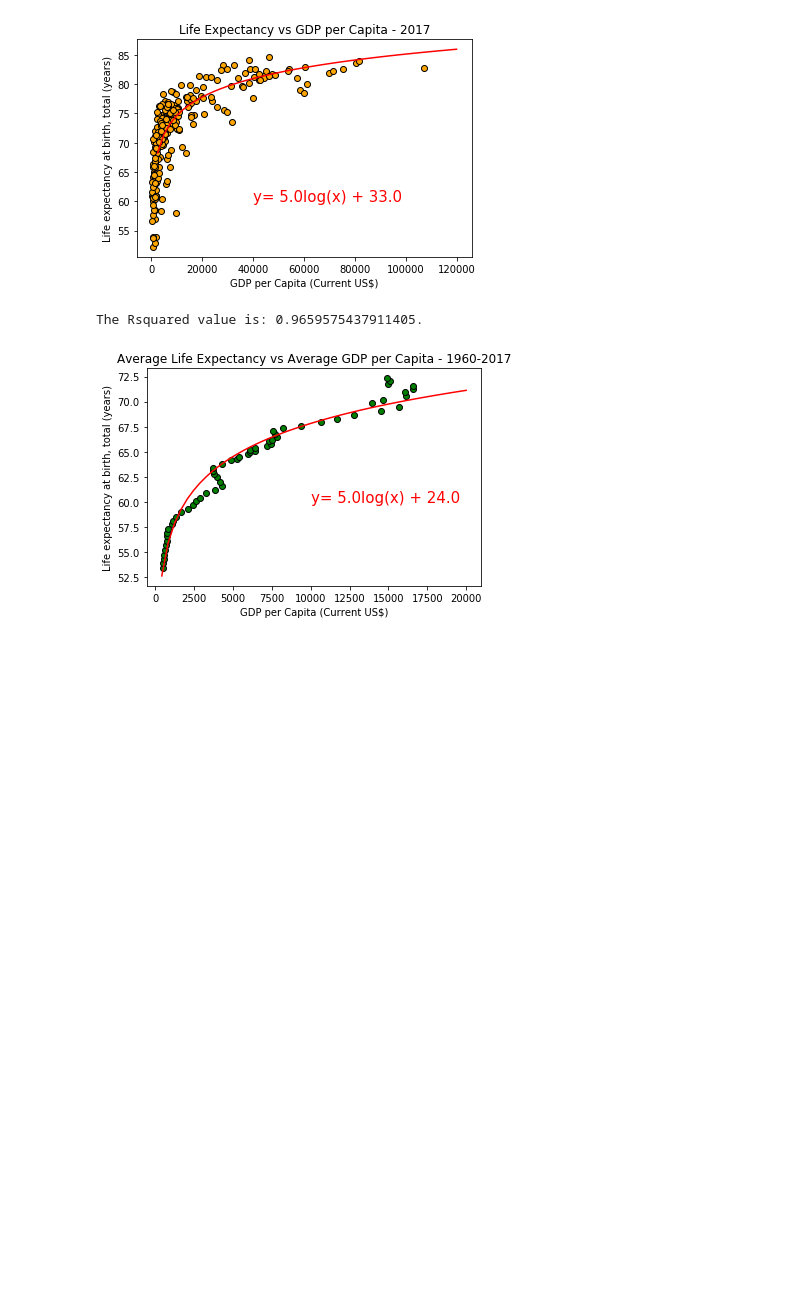
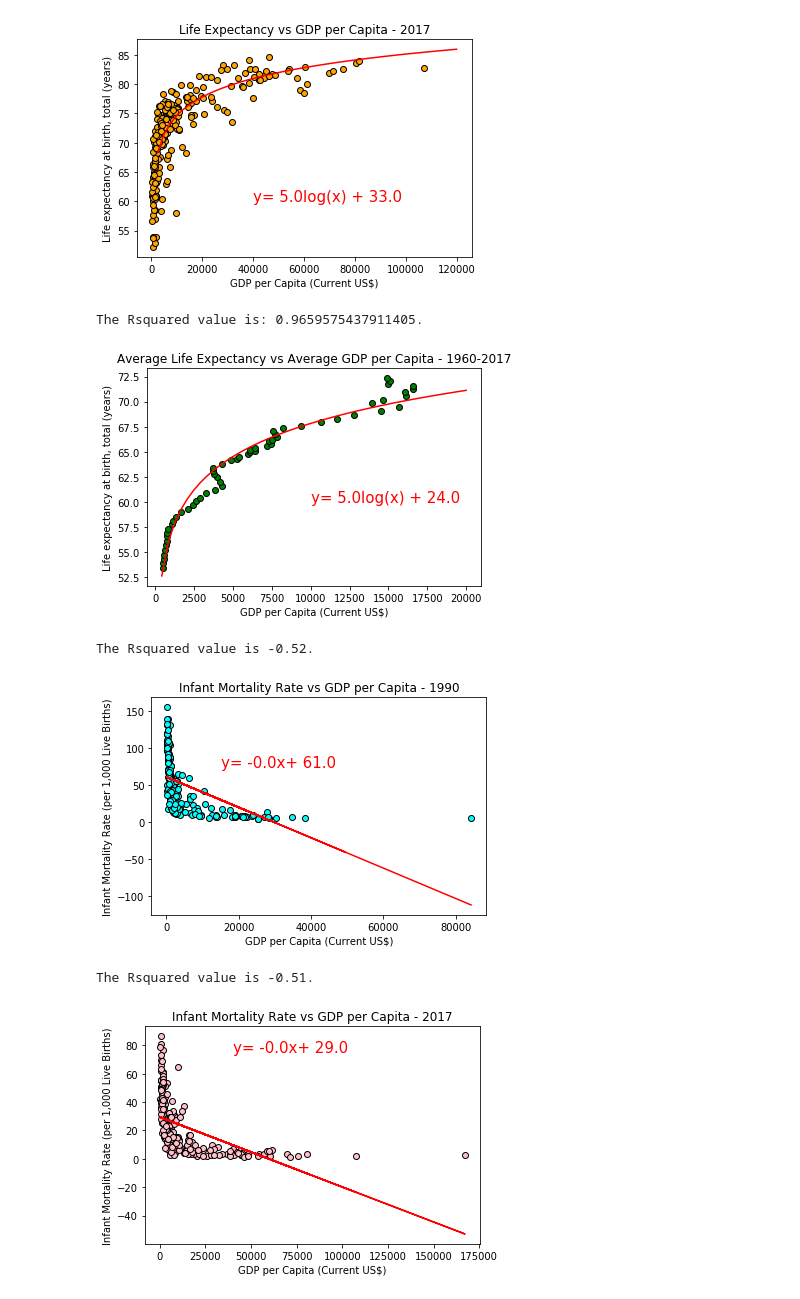
Before and after one commit to TVanEyck/Project1, a Jupyter notebook: World_Development_Indicators_br.ipynb, the cells around one changed output. Cells and saved outputs as stored; diff of their text form; code cells hidden in the pictures; blank space fills up the shorter version.

```diff
--- a/World_Development_Indicators_br.ipynb
+++ b/World_Development_Indicators_br.ipynb
@@ -1063,3 +1063,65 @@ plt.show()
 # %% [output]
 The Rsquared value is: 0.9659575437911405.
 [figure]
+# %%
+#Create a Scatter Plot of Infant Mortality Rate vs GDP per Capita
+
+#1990
+#Apply Mask to Handle NaN Data
+#Code Found on https://stackoverflow.com/questions/13643363/linear-regression-of-arrays-containing-nans-in-python-numpy
+mask = ~np.isnan(summary_df['1990_GDP_Cap']) & ~np.isnan(summary_df['1990_Mortality'])
+#Make the Regression Parameters
+(slope, intercept, rvalue, pvalue, stderr) = linregress(summary_df['1990_GDP_Cap'][mask], summary_df['1990_Mortality'][mask])
+#Calculate the Regress Values
+regress_1990 = slope * summary_df['1990_GDP_Cap'] + intercept
+#Create the Line Equation
+line_eq_1990 = "y= " + str(round(slope,0)) + "x+ " + str(round(intercept,0))
+#Plot the Export vs GDP per Capita Data
+plt.scatter(summary_df['1990_GDP_Cap'], summary_df['1990_Mortality'], c = "cyan", edgecolors = "black")
+#Plot the Regress Values
+plt.plot(summary_df['1990_GDP_Cap'], regress_1990, c = "red")
+#Annotate the Line Equation
+plt.annotate(line_eq_1990, xy = (15000, 75), fontsize = 15, color = "red")
+#Create the Labels
+plt.title("Infant Mortality Rate vs GDP per Capita - 1990")
+plt.xlabel("GDP per Capita (Current US$)")
+plt.ylabel("Infant Mortality Rate (per 1,000 Live Births)")
+#Display the R squared Value
+print(f"The Rsquared value is {round(rvalue,2)}.")
+#Save the Plot as a PNG
+plt.savefig("Infant_Mortality_vs_GDP_per_Capita_1990.png")
+#Show the Plot
+plt.show()
+
+
+#2017
+#Apply Mask to Handle NaN Data
+#Code Found on https://stackoverflow.com/questions/13643363/linear-regression-of-arrays-containing-nans-in-python-numpy
+mask = ~np.isnan(summary_df['2017_GDP_Cap']) & ~np.isnan(summary_df['2017_Mortality'])
+#Make the Regression Parameters
+(slope, intercept, rvalue, pvalue, stderr) = linregress(summary_df['2017_GDP_Cap'][mask], summary_df['2017_Mortality'][mask])
+#Calculate the Regress Values
+regress_2017 = slope * summary_df['2017_GDP_Cap'] + intercept
+#Create the Line Equation
+line_eq_2017 = "y= " + str(round(slope,0)) + "x+ " + str(round(intercept,0))
+#Plot the Export vs GDP per Capita Data
+plt.scatter(summary_df['2017_GDP_Cap'], summary_df['2017_Mortality'], c = "pink", edgecolors = "black")
+#Plot the Regress Values
+plt.plot(summary_df['2017_GDP_Cap'], regress_2017, c = "red")
+#Annotate the Line Equation
+plt.annotate(line_eq_2017, xy = (40000, 75), fontsize = 15, color = "red")
+#Create the Labels
+plt.title("Infant Mortality Rate vs GDP per Capita - 2017")
+plt.xlabel("GDP per Capita (Current US$)")
+plt.ylabel("Infant Mortality Rate (per 1,000 Live Births)")
+#Display the R squared Value
+print(f"The Rsquared value is {round(rvalue,2)}.")
+#Save the Plot as a PNG
+plt.savefig("Infant_Mortality_vs_GDP_per_Capita_2017")
+#Show the Plot
+plt.show()
+# %% [output]
+The Rsquared value is -0.52.
+[figure, added]
+The Rsquared value is -0.51.
+[figure, added]
```
Also changed, not shown: parts of 1 cell of this notebook, 2 other files.
